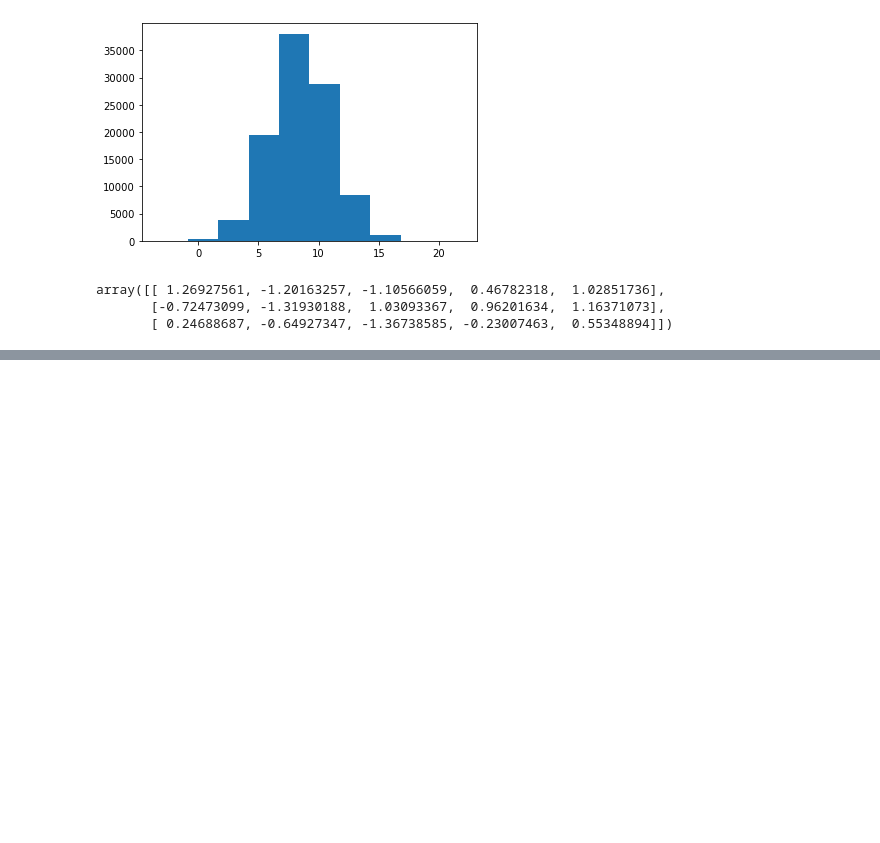
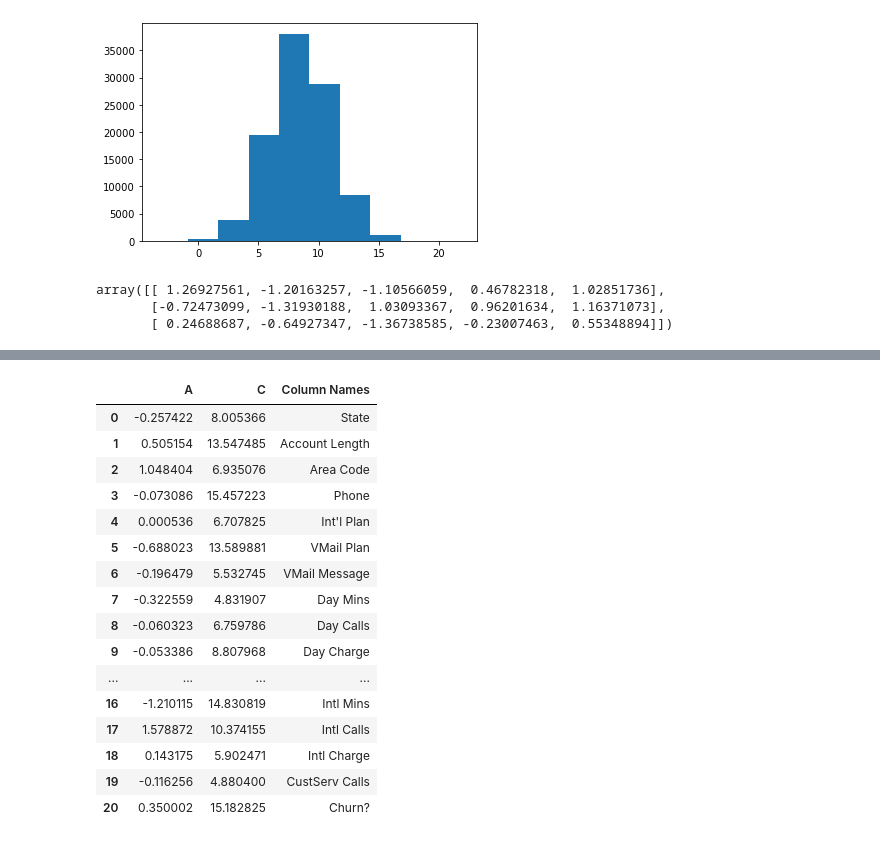
Before and after one commit to Diegobr21/DS_exercises, a Jupyter notebook: 6_Distribuciones de probabilidad.ipynb, the cells around one changed output, grey strips where cells are left out. Cells and saved outputs as stored; diff of their text form; code cells hidden in the pictures; blank space fills up the shorter version.

```diff
--- a/6_Distribuciones de probabilidad.ipynb
+++ b/6_Distribuciones de probabilidad.ipynb
@@ -84,0 +183,30 @@ array([[ 1.26927561, -1.20163257, -1.10566059,  0.46782318,  1.02851736],
+# %%
+#DataFrame con columna de Strings
+datac = pd.read_csv('customer-churn-model/Customer Churn Model.txt')
+columns = datac.columns.values
+n2=len(columns)
+data2 = pd.DataFrame(
+{
+    'A':np.random.randn(n2),
+    'C':np.random.uniform(4,16,n2),
+    'Column Names':columns
+})
+data2
+# %% [output]
+|  | A | C | Column Names |
+| 0 | -0.257422 | 8.005366 | State |
+| 1 | 0.505154 | 13.547485 | Account Length |
+| 2 | 1.048404 | 6.935076 | Area Code |
+| 3 | -0.073086 | 15.457223 | Phone |
+| 4 | 0.000536 | 6.707825 | Int'l Plan |
+| 5 | -0.688023 | 13.589881 | VMail Plan |
+| 6 | -0.196479 | 5.532745 | VMail Message |
+| 7 | -0.322559 | 4.831907 | Day Mins |
+| 8 | -0.060323 | 6.759786 | Day Calls |
+| 9 | -0.053386 | 8.807968 | Day Charge |
+| ... | ... | ... | ... |
+| 16 | -1.210115 | 14.830819 | Intl Mins |
+| 17 | 1.578872 | 10.374155 | Intl Calls |
+| 18 | 0.143175 | 5.902471 | Intl Charge |
+| 19 | -0.116256 | 4.880400 | CustServ Calls |
+| 20 | 0.350002 | 15.182825 | Churn? |
```
Also changed, not shown: parts of 11 cells of this notebook.
